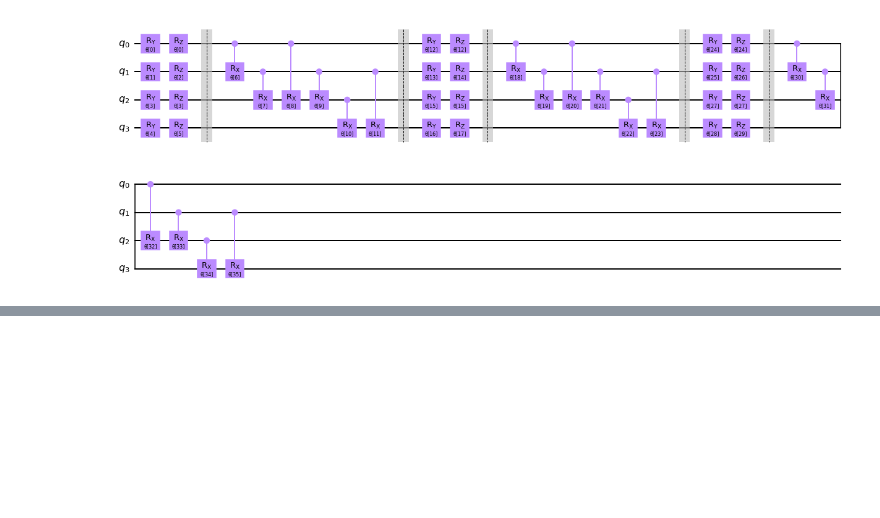
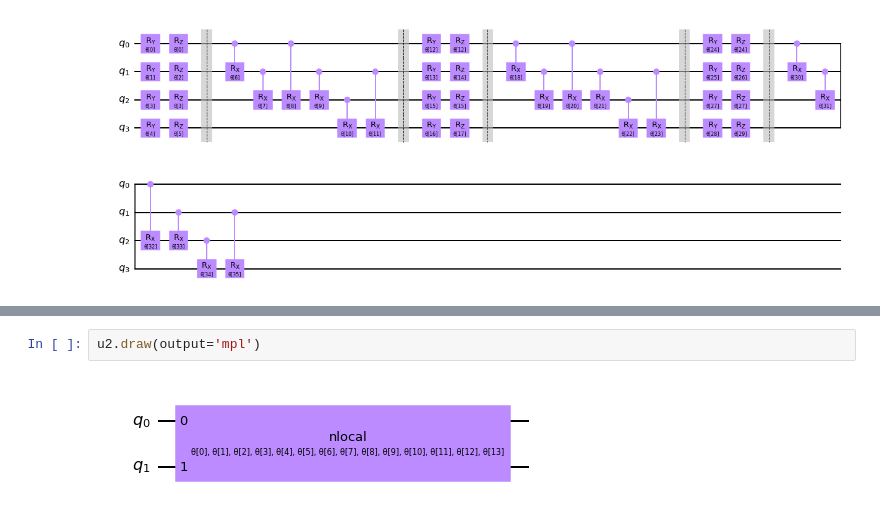
Before and after one commit to minhuanli/Phy160-QML, a Jupyter notebook: notebooks/Approximate4QubitsUnitaries.ipynb, the cells around one changed output, grey strips where cells are left out. Cells and saved outputs as stored; diff of their text form; blank space fills up the shorter version.

```diff
--- a/notebooks/Approximate4QubitsUnitaries.ipynb
+++ b/notebooks/Approximate4QubitsUnitaries.ipynb
@@ -134,0 +201,4 @@ U0.decompose().draw(output='mpl')
+# %%
+u2.draw(output='mpl')
+# %% [output]
+[figure, added]
```
Also changed, not shown: parts of 7 cells of this notebook, 2 other files.
